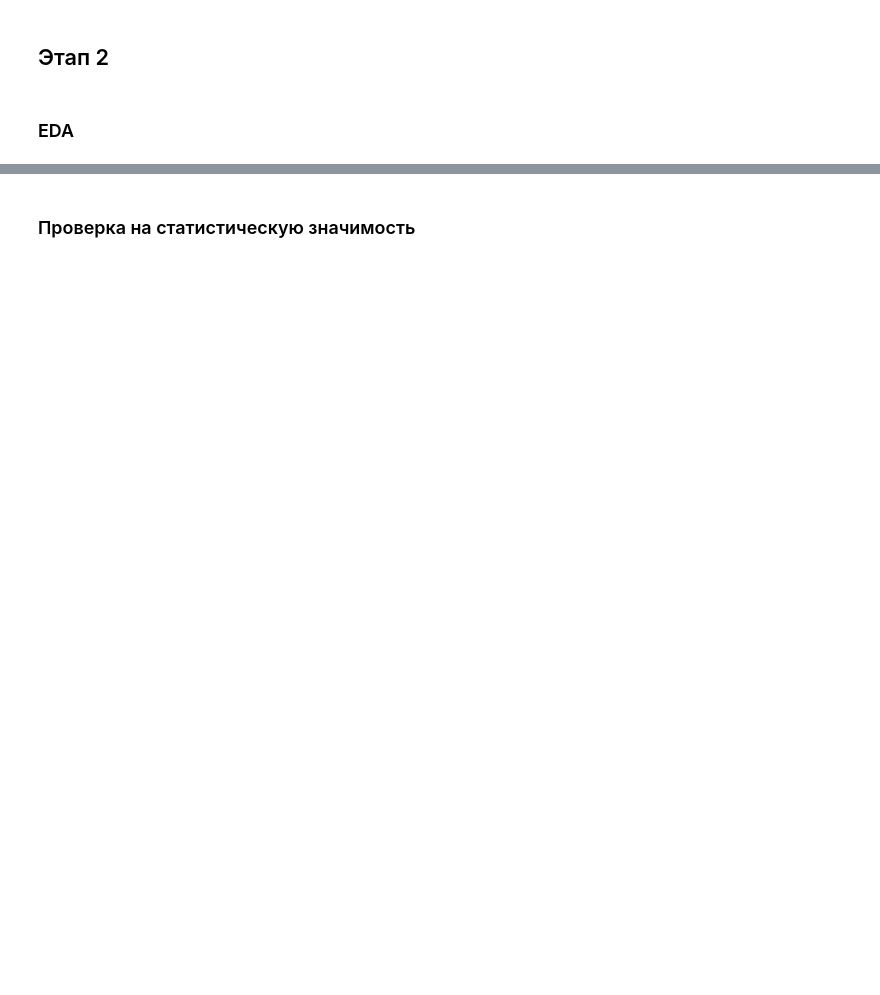
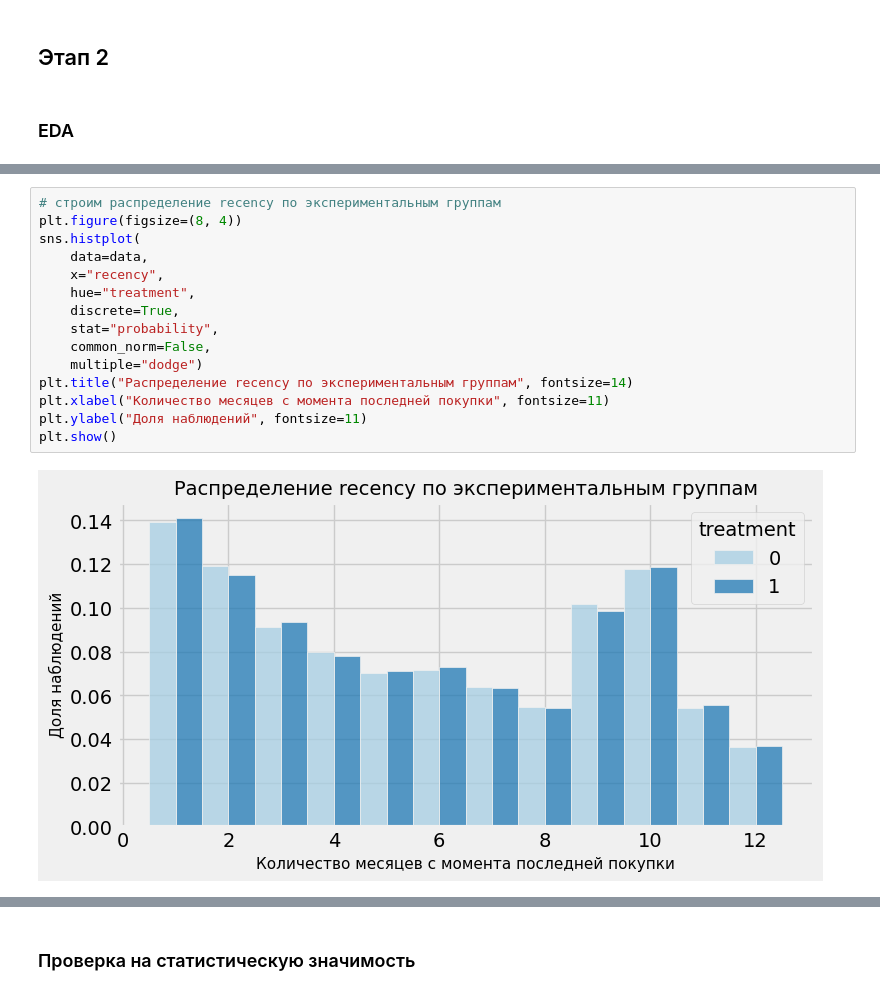
Before and after one commit to LadyProGo/mle-project-sprint-5-v001, a Jupyter notebook: final_uplift_project.ipynb, the cells around one changed output, grey strips where cells are left out. Drawn from its saved outputs; the diff is of its cells as text; blank space fills up the shorter version.

```diff
--- a/final_uplift_project.ipynb
+++ b/final_uplift_project.ipynb
@@ -12,0 +401,17 @@
+# %%
+# строим распределение recency по экспериментальным группам
+plt.figure(figsize=(8, 4))
+sns.histplot(
+    data=data,
+    x="recency",
+    hue="treatment",
+    discrete=True,
+    stat="probability",
+    common_norm=False,
+    multiple="dodge")
+plt.title("Распределение recency по экспериментальным группам", fontsize=14)
+plt.xlabel("Количество месяцев с момента последней покупки", fontsize=11)
+plt.ylabel("Доля наблюдений", fontsize=11)
+plt.show()
+# %% [output]
+[figure, added]
```
Also changed, not shown: parts of 58 cells of this notebook, 2 other files.
